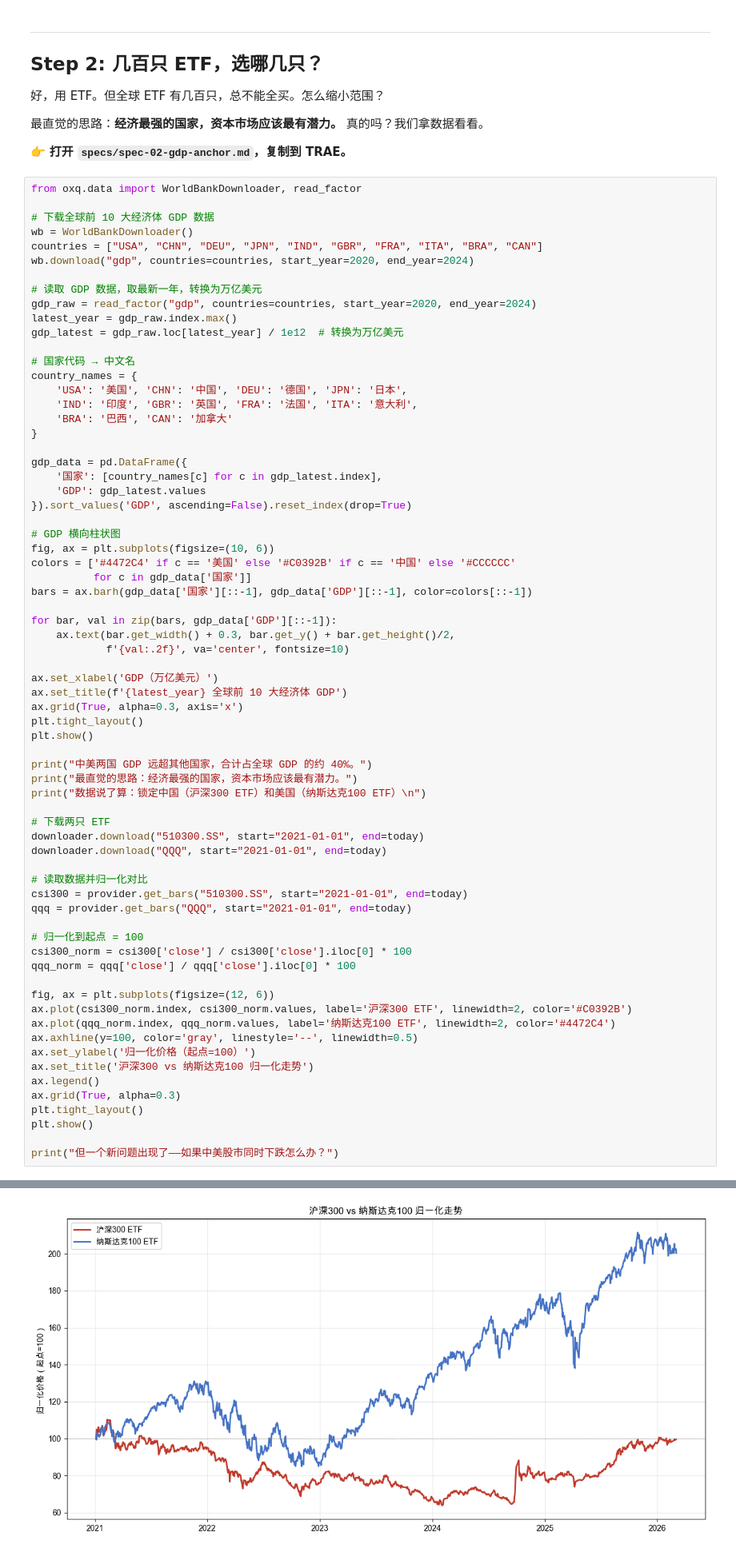
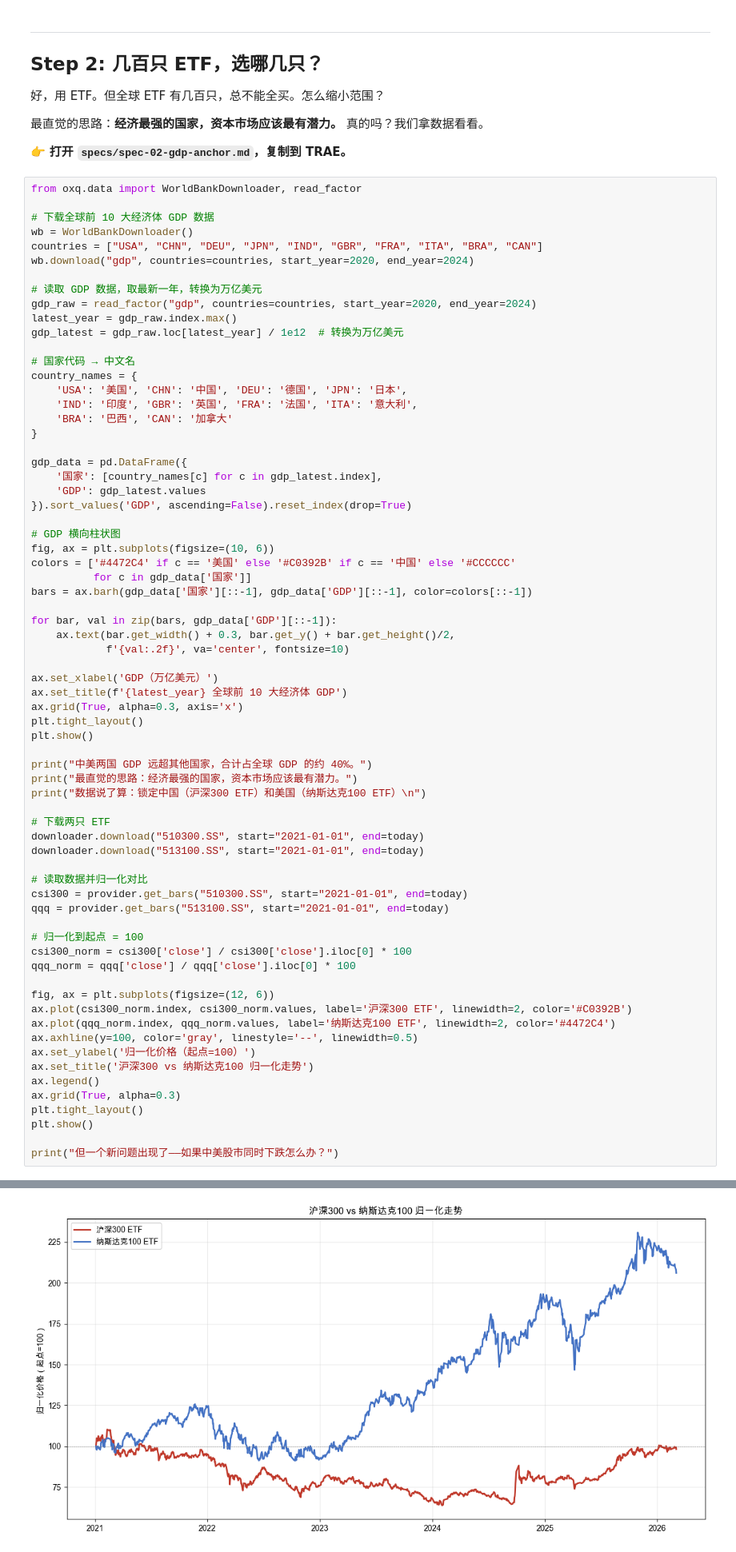
Before and after one commit to xingwudao/xquant-learning, a Jupyter notebook: q2-what-to-buy/notebooks/q2-what-to-buy.ipynb, the cells around one changed output, grey strips where cells are left out. Shown at 80% size. Cells and saved outputs as stored; diff of their text form.

```diff
--- a/q2-what-to-buy/notebooks/q2-what-to-buy.ipynb
+++ b/q2-what-to-buy/notebooks/q2-what-to-buy.ipynb
@@ -246,36 +246,36 @@ print("中美两国 GDP 远超其他国家，合计占全球 GDP 的约 40%。")
 print("最直觉的思路：经济最强的国家，资本市场应该最有潜力。")
 print("数据说了算：锁定中国（沪深300 ETF）和美国（纳斯达克100 ETF）\n")
 
 # 下载两只 ETF
 downloader.download("510300.SS", start="2021-01-01", end=today)
-downloader.download("QQQ", start="2021-01-01", end=today)
+downloader.download("513100.SS", start="2021-01-01", end=today)
 
 # 读取数据并归一化对比
 csi300 = provider.get_bars("510300.SS", start="2021-01-01", end=today)
-qqq = provider.get_bars("QQQ", start="2021-01-01", end=today)
+qqq = provider.get_bars("513100.SS", start="2021-01-01", end=today)
 
 # 归一化到起点 = 100
 csi300_norm = csi300['close'] / csi300['close'].iloc[0] * 100
 qqq_norm = qqq['close'] / qqq['close'].iloc[0] * 100
 
 fig, ax = plt.subplots(figsize=(12, 6))
 ax.plot(csi300_norm.index, csi300_norm.values, label='沪深300 ETF', linewidth=2, color='#C0392B')
 ax.plot(qqq_norm.index, qqq_norm.values, label='纳斯达克100 ETF', linewidth=2, color='#4472C4')
 ax.axhline(y=100, color='gray', linestyle='--', linewidth=0.5)
 ax.set_ylabel('归一化价格（起点=100）')
 ax.set_title('沪深300 vs 纳斯达克100 归一化走势')
 ax.legend()
 ax.grid(True, alpha=0.3)
 plt.tight_layout()
 plt.show()
 
 print("但一个新问题出现了——如果中美股市同时下跌怎么办？")
 # %% [output]
 [figure]
 中美两国 GDP 远超其他国家，合计占全球 GDP 的约 40%。
 最直觉的思路：经济最强的国家，资本市场应该最有潜力。
 数据说了算：锁定中国（沪深300 ETF）和美国（纳斯达克100 ETF）
-[figure, old version]
+[figure, new version]
 但一个新问题出现了——如果中美股市同时下跌怎么办？
 # %% [markdown]
 ### Step 2 解读
```
Also changed, not shown: parts of 2 cells of this notebook, 6 other files.
